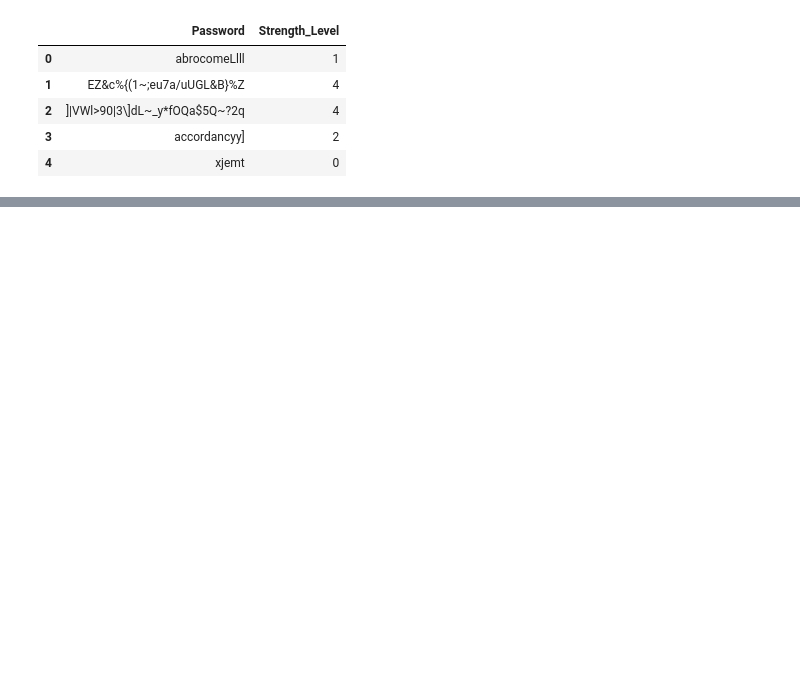
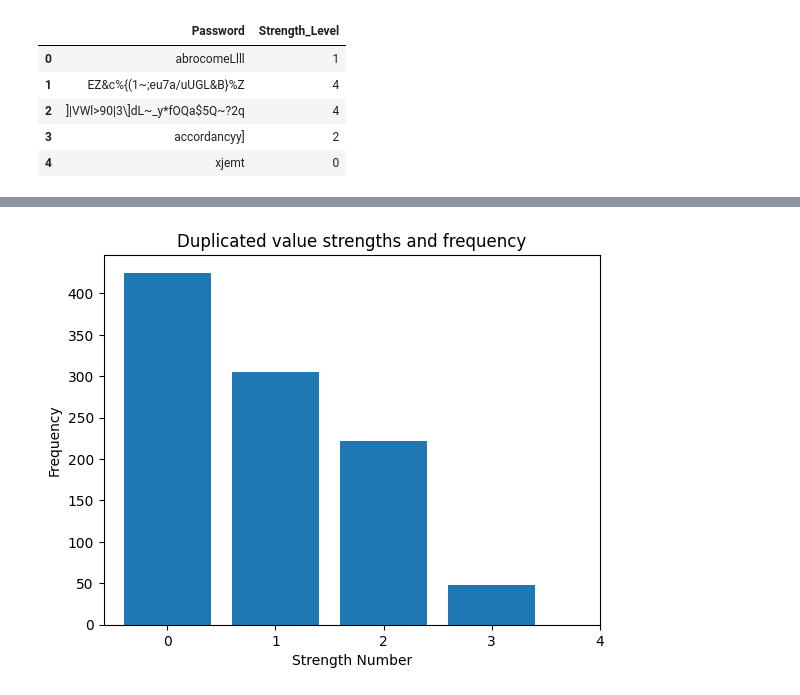
Before and after one commit to hameedjimoh312/Coding-School, a Jupyter notebook: Research_Project.ipynb, the cells around one changed output, grey strips where cells are left out. Cells and saved outputs as stored; diff of their text form; code cells hidden in the pictures; blank space fills up the shorter version.

Commit message:
Extracted the duplicate Passwords and created graphs comparing password strength frequency between duplicates and non-extracted dataset

```diff
--- a/Research_Project.ipynb
+++ b/Research_Project.ipynb
@@ -36,0 +22,4 @@ dtype: bool
+# %%
+
+duplicates_df = df[df.duplicated(subset = "Password")]
+duplicates_df['Strength_Level'].describe()
@@ -36,0 +34,20 @@ dtype: bool
+# %%
+sample = duplicates_df.head(1000)
+
+
+counts = sample['Strength_Level'].value_counts()
+x = counts.index
+y = counts.values
+
+plt.bar(x,y)
+plt.xticks([0,1,2,3,4])
+
+
+plt.xlabel("Strength Number")
+plt.ylabel("Frequency")
+plt.title("Duplicated value strengths and frequency")
+
+
+plt.show()
+# %% [output]
+[figure, added]
```
Also changed, not shown: parts of 5 cells of this notebook.
